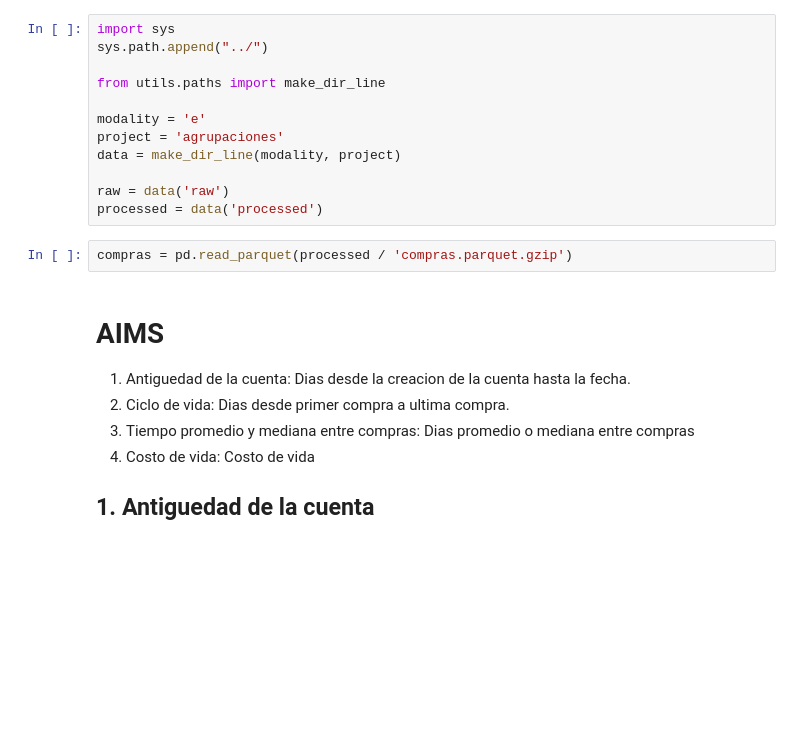
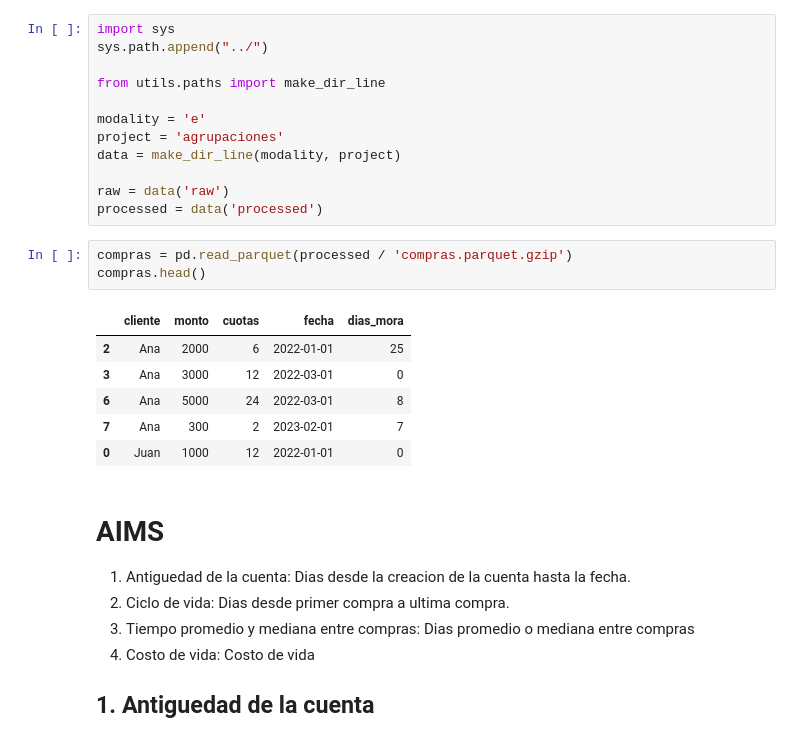
Before and after one commit to oecorrechag/Home-functions, a Jupyter notebook: agrupaciones/compras.ipynb, the cells around one changed output. Saved outputs shown, nothing was run; the diff lists cells and outputs as text; blank space fills up the shorter version.

```diff
--- a/agrupaciones/compras.ipynb
+++ b/agrupaciones/compras.ipynb
@@ -25,6 +25,14 @@ raw = data('raw')
 processed = data('processed')
 # %%
 compras = pd.read_parquet(processed / 'compras.parquet.gzip')
+compras.head()
+# %% [output]
+|  | cliente | monto | cuotas | fecha | dias_mora |
+| 2 | Ana | 2000 | 6 | 2022-01-01 | 25 |
+| 3 | Ana | 3000 | 12 | 2022-03-01 | 0 |
+| 6 | Ana | 5000 | 24 | 2022-03-01 | 8 |
+| 7 | Ana | 300 | 2 | 2023-02-01 | 7 |
+| 0 | Juan | 1000 | 12 | 2022-01-01 | 0 |
 # %% [markdown]
 # AIMS
 
```
Also changed, not shown: 2 other files.
